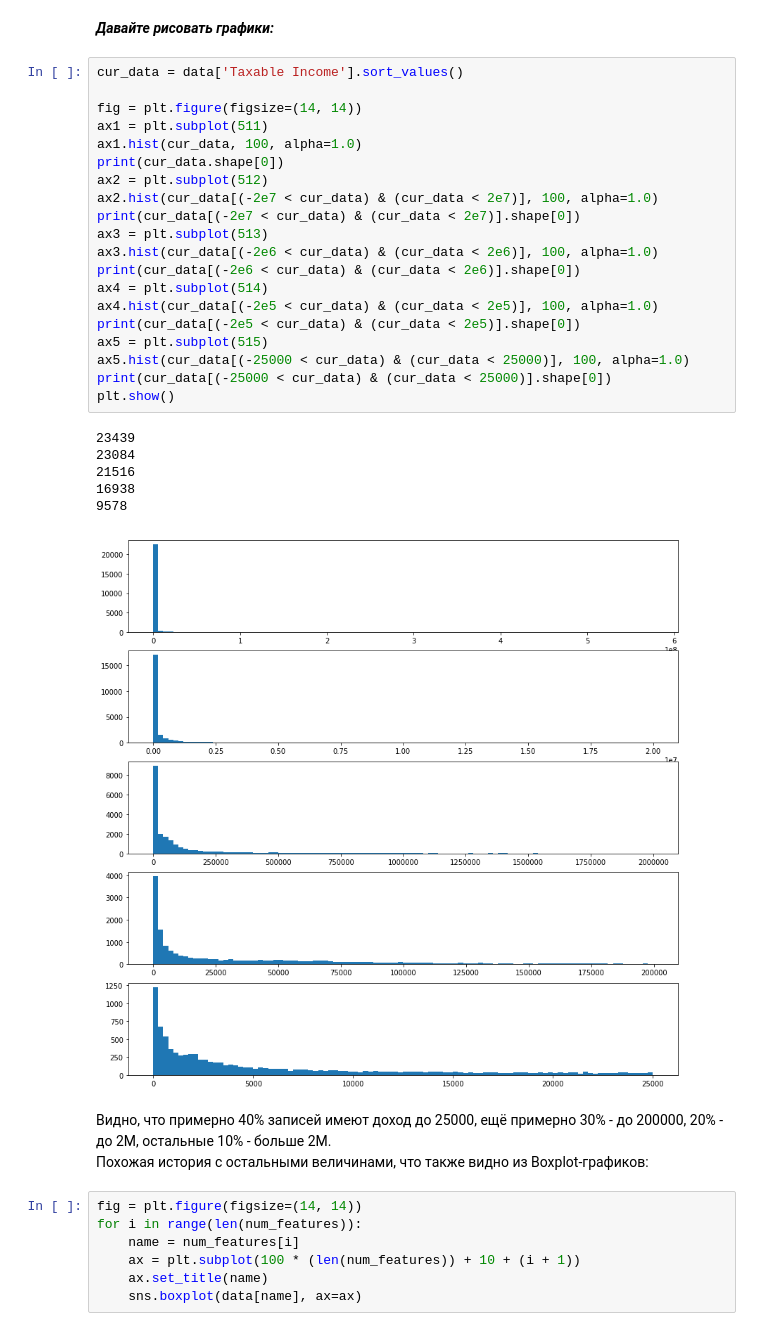
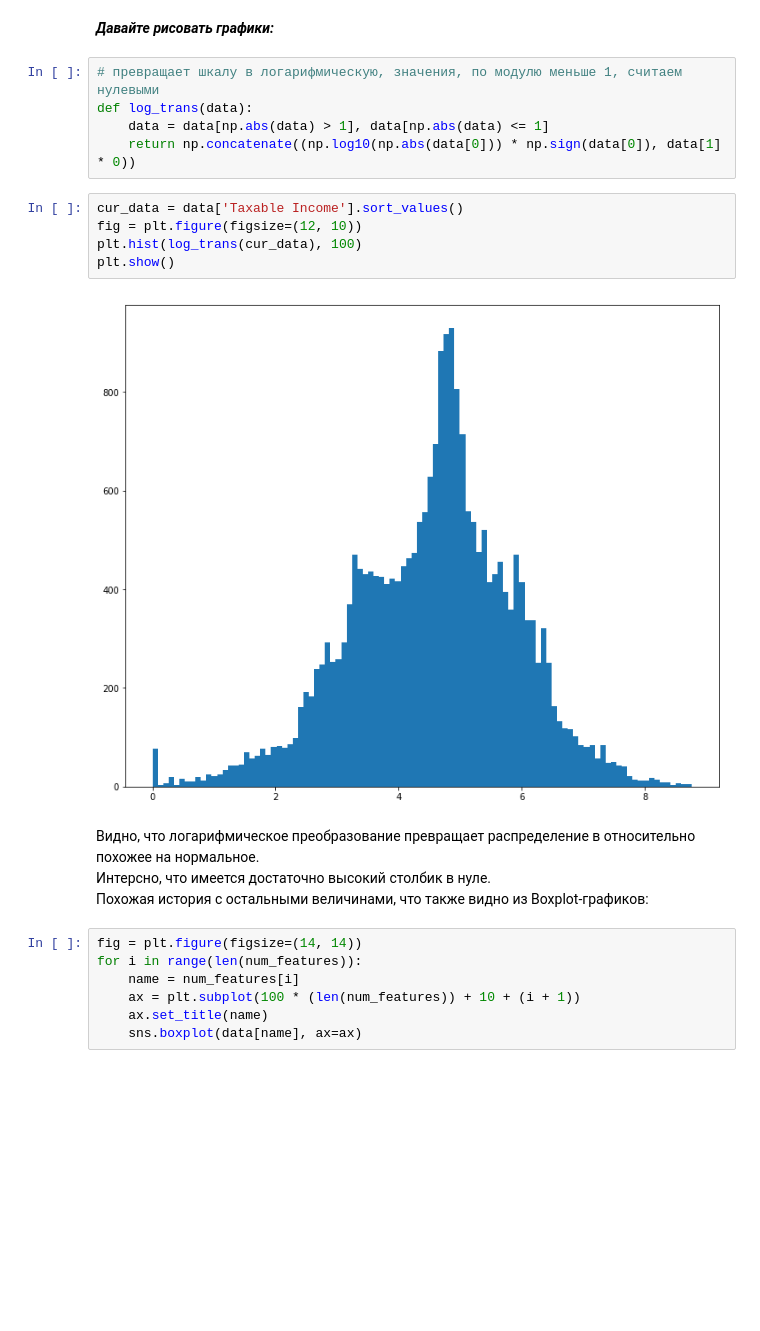
Before and after one commit to Konopatkin-OV/homework_Konopatkin, a Jupyter notebook: Python_statistics/Konopatkin_oleg_BD11.ipynb, the cells around one changed output. Drawn from its saved outputs; the diff is of its cells as text; blank space fills up the shorter version.

```diff
--- a/Python_statistics/Konopatkin_oleg_BD11.ipynb
+++ b/Python_statistics/Konopatkin_oleg_BD11.ipynb
@@ -106,35 +111,22 @@ data.head()
 | 4 | 2012 | Full-Year Resident | New York City - Bronx | 63069.0 | 2194122.414 | 680323.666 | ... |
 # %% [markdown]
 ***Давайте рисовать графики:***
-# %%
-cur_data = data['Taxable Income'].sort_values()
-
-fig = plt.figure(figsize=(14, 14))
-ax1 = plt.subplot(511)
-ax1.hist(cur_data, 100, alpha=1.0)
-print(cur_data.shape[0])
-ax2 = plt.subplot(512)
-ax2.hist(cur_data[(-2e7 < cur_data) & (cur_data < 2e7)], 100, alpha=1.0)
-print(cur_data[(-2e7 < cur_data) & (cur_data < 2e7)].shape[0])
-ax3 = plt.subplot(513)
-ax3.hist(cur_data[(-2e6 < cur_data) & (cur_data < 2e6)], 100, alpha=1.0)
-print(cur_data[(-2e6 < cur_data) & (cur_data < 2e6)].shape[0])
-ax4 = plt.subplot(514)
-ax4.hist(cur_data[(-2e5 < cur_data) & (cur_data < 2e5)], 100, alpha=1.0)
-print(cur_data[(-2e5 < cur_data) & (cur_data < 2e5)].shape[0])
-ax5 = plt.subplot(515)
-ax5.hist(cur_data[(-25000 < cur_data) & (cur_data < 25000)], 100, alpha=1.0)
-print(cur_data[(-25000 < cur_data) & (cur_data < 25000)].shape[0])
-plt.show()
-# %% [output]
-23439
-23084
-21516
-16938
-9578
-[figure, removed]
-# %% [markdown]
-Видно, что примерно 40% записей имеют доход до 25000, ещё примерно 30% - до 200000, 20% - до 2М, остальные 10% - больше 2М. <br> Похожая история с остальными величинами, что также видно из Boxplot-графиков:
+# %%
+# превращает шкалу в логарифмическую, значения, по модулю меньше 1, считаем нулевыми
+def log_trans(data):
+    data = data[np.abs(data) > 1], data[np.abs(data) <= 1]
+    return np.concatenate((np.log10(np.abs(data[0])) * np.sign(data[0]), data[1] * 0))
+# %%
+cur_data = data['Taxable Income'].sort_values()
+fig = plt.figure(figsize=(12, 10))
+plt.hist(log_trans(cur_data), 100)
+plt.show()
+# %% [output]
+[figure, added]
+# %% [markdown]
+Видно, что логарифмическое преобразование превращает распределение в относительно похожее на нормальное. <br>
+Интерсно, что имеется достаточно высокий столбик в нуле. <br>
+Похожая история с остальными величинами, что также видно из Boxplot-графиков:
 # %%
 fig = plt.figure(figsize=(14, 14))
 for i in range(len(num_features)):
```
Also changed, not shown: parts of 31 cells of this notebook.
